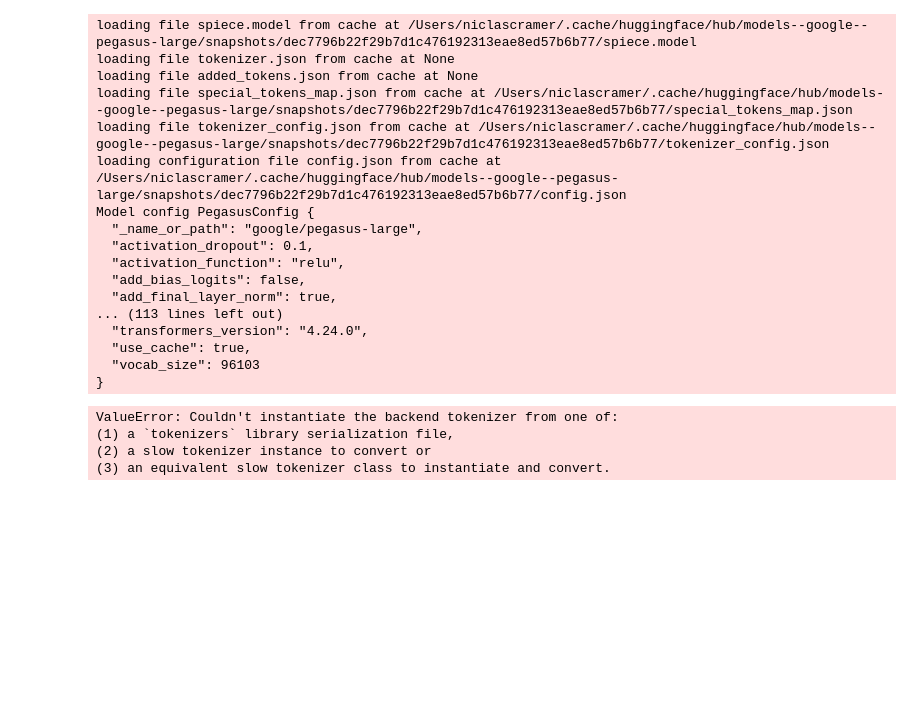
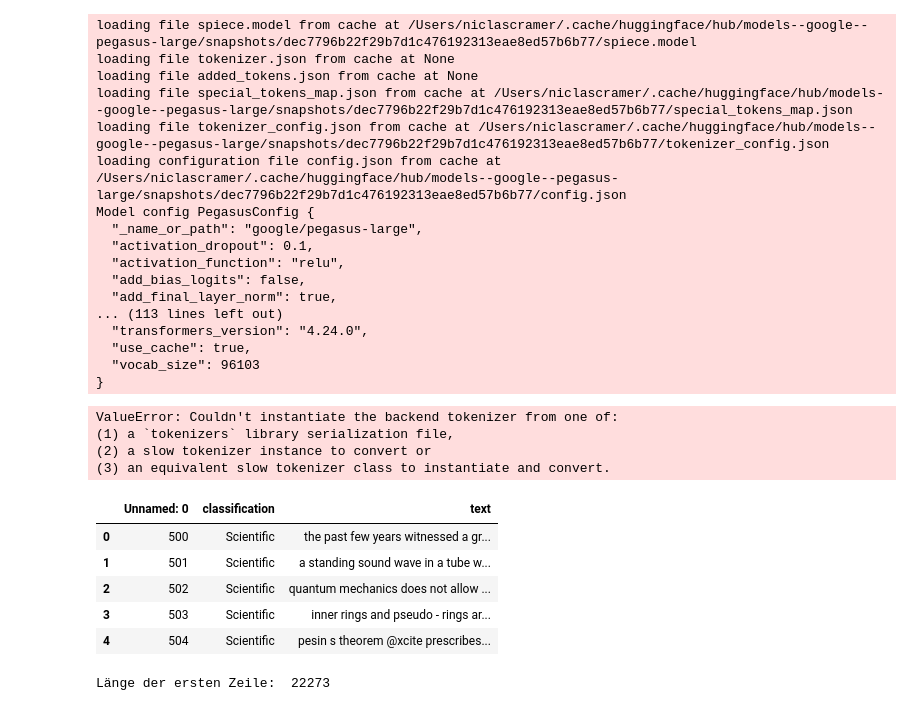
Before and after one commit to NICFRU/Projektrealisierung, a Jupyter notebook: zusammenfassung.ipynb, the cells around one changed output. Saved outputs shown, nothing was run; the diff lists cells and outputs as text; code cells hidden in the pictures; blank space fills up the shorter version.

```diff
--- a/zusammenfassung.ipynb
+++ b/zusammenfassung.ipynb
@@ -944,3 +944,20 @@ ValueError: Couldn't instantiate the backend tokenizer from one of:
 (1) a `tokenizers` library serialization file,
 (2) a slow tokenizer instance to convert or
 (3) an equivalent slow tokenizer class to instantiate and convert.
+# %%
+df_test=pd.read_csv('data/data_test.csv')
+df_test.head()
+# %% [output]
+|  | Unnamed: 0 | classification | text |
+| 0 | 500 | Scientific | the past few years witnessed a gr... |
+| 1 | 501 | Scientific | a standing sound wave in a tube w... |
+| 2 | 502 | Scientific | quantum mechanics does not allow ... |
+| 3 | 503 | Scientific | inner rings and pseudo - rings ar... |
+| 4 | 504 | Scientific | pesin s theorem @xcite prescribes... |
+# %%
+first_line = df_test['text'].iloc[0]  # Zugriff auf die erste Zeile der Spalte "text"
+
+#print("Erste Zeile: ", first_line)
+print("Länge der ersten Zeile: ", len(first_line))
+# %% [output]
+Länge der ersten Zeile:  22273
```
Also changed, not shown: parts of 8 cells of this notebook.
